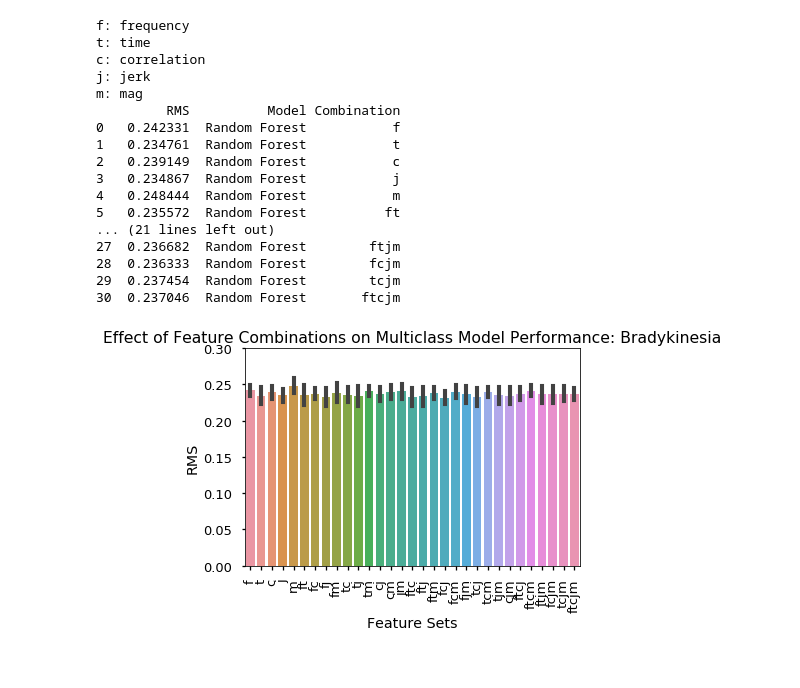
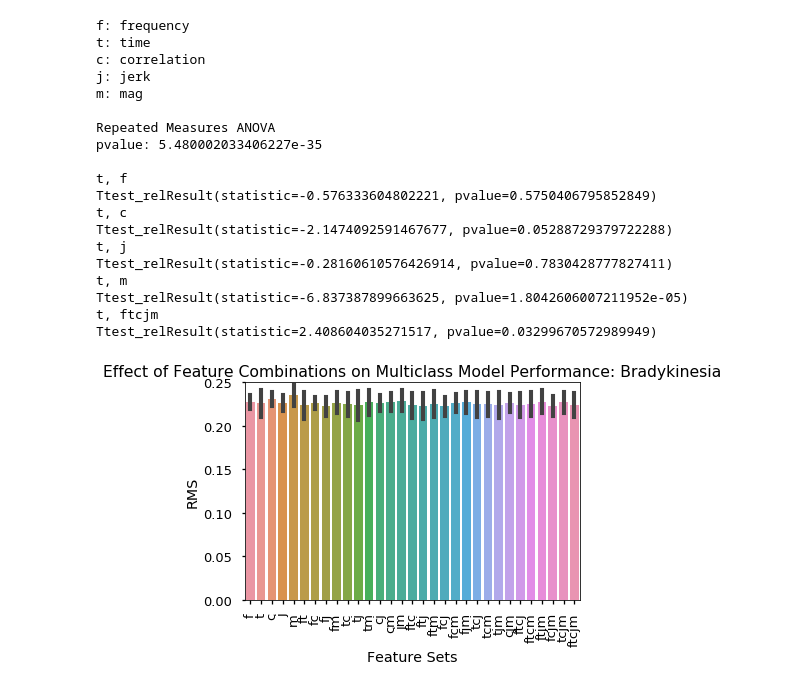
Before and after one commit to sanjeev-tv/CIS-PD, a Jupyter notebook: FeaturesAnalysis.ipynb, the cells around one changed output. Saved outputs shown, nothing was run; the diff lists cells and outputs as text; code cells hidden in the pictures.

Commit message:
Added rmANOVA and t-tests

```diff
--- a/FeaturesAnalysis.ipynb
+++ b/FeaturesAnalysis.ipynb
@@ -222,6 +222,9 @@ combs
  ['freq', 'corr', 'jerk', 'mag'],
  ['time', 'corr', 'jerk', 'mag'],
  ['freq', 'time', 'corr', 'jerk', 'mag']]
+# %%
+datadict = {'Tremor':pd.read_csv('Y:\\CIS-PD Study\\Downsample\\Accel Data 62.5Hz.csv',index_col=0),
+            'Bradykinesia':pd.read_csv('Y:\\CIS-PD Study\\Downsample\\Accel+Gyro Data 62.5HZ.csv',index_col=0)}
 # %%
 t1 = time.time()
 results = {}
@@ -413,2 +399,43 @@ def barplotFeatures(results,symptom,classifier):
+# %%
+def stats_tests(results,symptom,classifier):
+    df = pd.DataFrame()
+    comblist = list(results[symptom][classifier]['res_all']['Combination'])
+    if 'RMS' in results[symptom][classifier]['res_groups']:
+        for comb in comblist:
+            df[comb] = results[symptom][classifier]['res_groups'][results[symptom][classifier]['res_groups']['Combination']==comb]['RMS']
+        df = df.reset_index(drop=True)
+    else:
+        for i in range(len(comblist)):
+            comb = comblist[i]
+            df[comb] = pd.Series(results[symptom][classifier]['res_groups'][i]['Random Forest']['auroc'])
+        df = df[~df['f'].isnull()].reset_index(drop=True)
+
+    grand_mean = np.mean(df.mean())
+    sub_means = np.mean(df,axis=1)
+    col_means = np.mean(df,axis=0)
+    n = len(df)
+    k = len(df.columns)
+    dftotal = n*k - 1
+    dfbw = k - 1
+    dfsbj = n - 1
+    dfw = dftotal - dfbw
+    dferror = dfw - dfsbj
+    SSbetween = sum(n*[(m-grand_mean)**2 for m in col_means])
+    SSwithin = np.nansum(np.nansum([(df[col] - col_means[i])**2 for i,col in enumerate(df)]))
+    SSsubject = sum(k*[(m - grand_mean)**2 for m in sub_means])
+    SSerror = SSwithin - SSsubject
+    SStotal = SSbetween + SSwithin
+    msbetween = SSbetween/dfbw
+    mserror = SSerror/dferror
+    F = msbetween/mserror
+    print()
+    print('Repeated Measures ANOVA')
+    print('pvalue: ' + str(stats.f.sf(F,dfbw,dferror)))
+    print()
+
+    for comb in ['f','c','j','m','ftcjm']:
+        p = stats.ttest_rel(df['t'],df[comb])
+        print('t, %s'%comb)
+        print(p)
 # %%
 barplotFeatures(results,'Tremor','Binary')
@@ -497,23 +536,26 @@ m: mag
 # %%
 barplotFeatures(results,'Bradykinesia','Multiclass')
+stats_tests(results,'Bradykinesia','Multiclass')
 # %% [output]
 f: frequency
 t: time
 c: correlation
 j: jerk
 m: mag
-         RMS          Model Combination
-0   0.242331  Random Forest           f
-1   0.234761  Random Forest           t
-2   0.239149  Random Forest           c
-3   0.234867  Random Forest           j
-4   0.248444  Random Forest           m
-5   0.235572  Random Forest          ft
-... (21 lines left out)
-27  0.236682  Random Forest        ftjm
-28  0.236333  Random Forest        fcjm
-29  0.237454  Random Forest        tcjm
-30  0.237046  Random Forest       ftcjm
+
+Repeated Measures ANOVA
+pvalue: 5.480002033406227e-35
+
+t, f
+Ttest_relResult(statistic=-0.576333604802221, pvalue=0.5750406795852849)
+t, c
+Ttest_relResult(statistic=-2.1474092591467677, pvalue=0.05288729379722288)
+t, j
+Ttest_relResult(statistic=-0.28160610576426914, pvalue=0.7830428777827411)
+t, m
+Ttest_relResult(statistic=-6.837387899663625, pvalue=1.8042606007211952e-05)
+t, ftcjm
+Ttest_relResult(statistic=2.408604035271517, pvalue=0.03299670572989949)
-[figure, old version]
+[figure, new version]
 # %%
 barplotFeatures(results,'Bradykinesia','Regressor')
```
Also changed, not shown: parts of 8 cells of this notebook, 1 other file.
